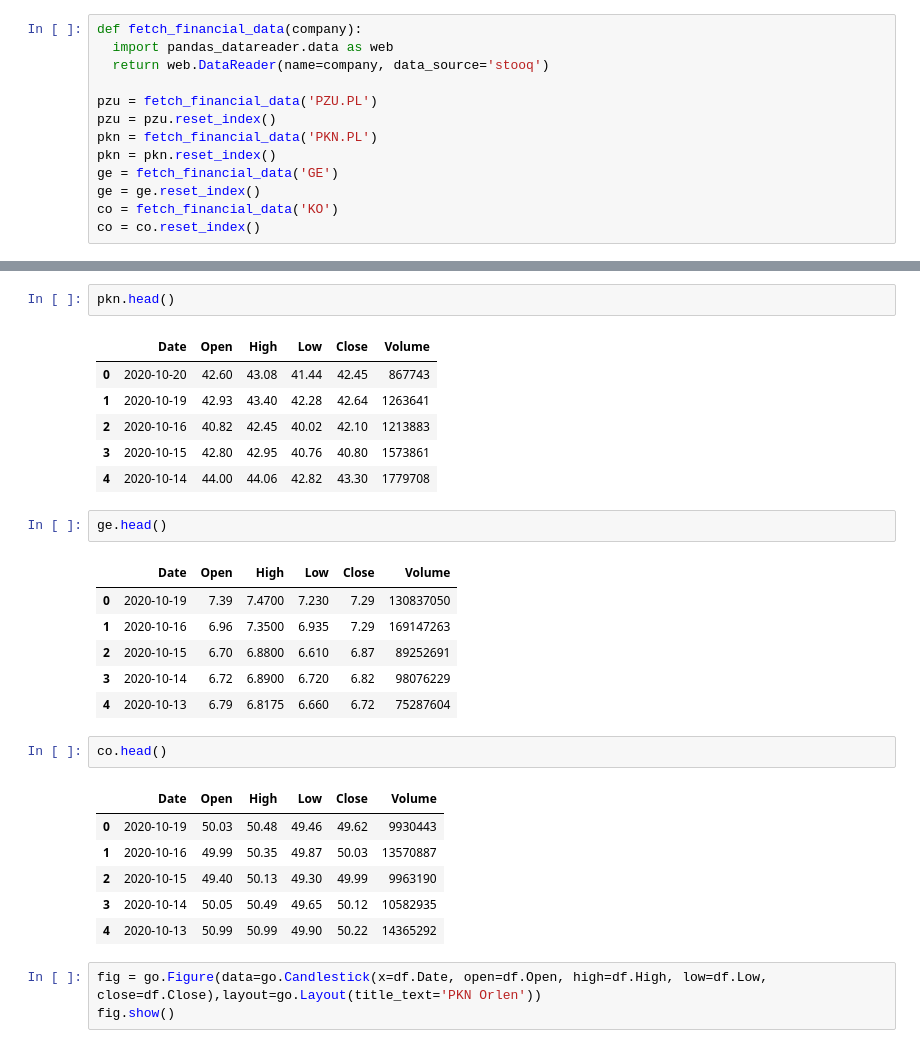
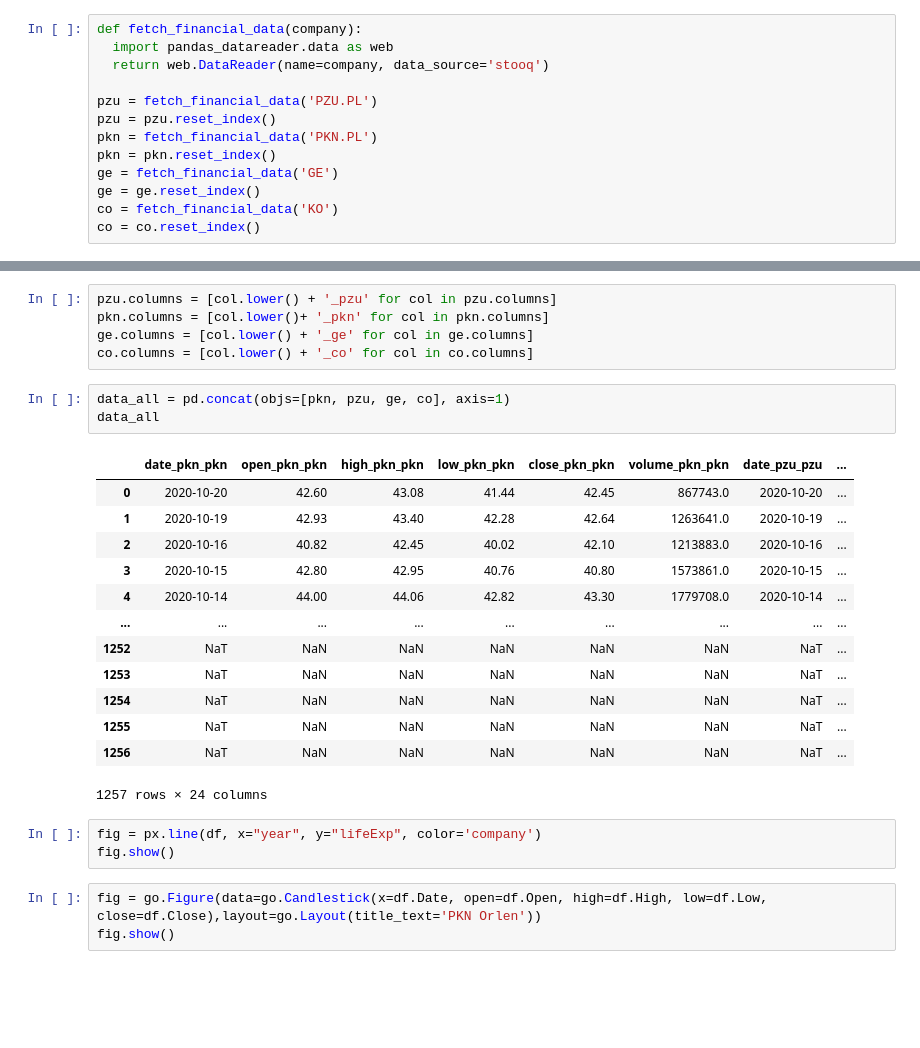
Before and after one commit to mietekdom/Data_Science_Cases, a Jupyter notebook: Stock_Market_All.ipynb, the cells around one changed output, grey strips where cells are left out. Drawn from its saved outputs; the diff is of its cells as text; blank space fills up the shorter version.

```diff
--- a/Stock_Market_All.ipynb
+++ b/Stock_Market_All.ipynb
@@ -32,30 +23,28 @@ pzu.head()
-# %%
-pkn.head()
-# %% [output]
-|  | Date | Open | High | Low | Close | Volume |
-| 0 | 2020-10-20 | 42.60 | 43.08 | 41.44 | 42.45 | 867743 |
-| 1 | 2020-10-19 | 42.93 | 43.40 | 42.28 | 42.64 | 1263641 |
-| 2 | 2020-10-16 | 40.82 | 42.45 | 40.02 | 42.10 | 1213883 |
-| 3 | 2020-10-15 | 42.80 | 42.95 | 40.76 | 40.80 | 1573861 |
-| 4 | 2020-10-14 | 44.00 | 44.06 | 42.82 | 43.30 | 1779708 |
-# %%
-ge.head()
-# %% [output]
-|  | Date | Open | High | Low | Close | Volume |
-| 0 | 2020-10-19 | 7.39 | 7.4700 | 7.230 | 7.29 | 130837050 |
-| 1 | 2020-10-16 | 6.96 | 7.3500 | 6.935 | 7.29 | 169147263 |
-| 2 | 2020-10-15 | 6.70 | 6.8800 | 6.610 | 6.87 | 89252691 |
-| 3 | 2020-10-14 | 6.72 | 6.8900 | 6.720 | 6.82 | 98076229 |
-| 4 | 2020-10-13 | 6.79 | 6.8175 | 6.660 | 6.72 | 75287604 |
-# %%
-co.head()
-# %% [output]
-|  | Date | Open | High | Low | Close | Volume |
-| 0 | 2020-10-19 | 50.03 | 50.48 | 49.46 | 49.62 | 9930443 |
-| 1 | 2020-10-16 | 49.99 | 50.35 | 49.87 | 50.03 | 13570887 |
-| 2 | 2020-10-15 | 49.40 | 50.13 | 49.30 | 49.99 | 9963190 |
-| 3 | 2020-10-14 | 50.05 | 50.49 | 49.65 | 50.12 | 10582935 |
-| 4 | 2020-10-13 | 50.99 | 50.99 | 49.90 | 50.22 | 14365292 |
+# %%
+pzu.columns = [col.lower() + '_pzu' for col in pzu.columns]
+pkn.columns = [col.lower()+ '_pkn' for col in pkn.columns]
+ge.columns = [col.lower() + '_ge' for col in ge.columns]
+co.columns = [col.lower() + '_co' for col in co.columns]
+# %%
+data_all = pd.concat(objs=[pkn, pzu, ge, co], axis=1)
+data_all
+# %% [output]
+|  | date_pkn_pkn | open_pkn_pkn | high_pkn_pkn | low_pkn_pkn | close_pkn_pkn | volume_pkn_pkn | date_pzu_pzu | ... |
+| 0 | 2020-10-20 | 42.60 | 43.08 | 41.44 | 42.45 | 867743.0 | 2020-10-20 | ... |
+| 1 | 2020-10-19 | 42.93 | 43.40 | 42.28 | 42.64 | 1263641.0 | 2020-10-19 | ... |
+| 2 | 2020-10-16 | 40.82 | 42.45 | 40.02 | 42.10 | 1213883.0 | 2020-10-16 | ... |
+| 3 | 2020-10-15 | 42.80 | 42.95 | 40.76 | 40.80 | 1573861.0 | 2020-10-15 | ... |
+| 4 | 2020-10-14 | 44.00 | 44.06 | 42.82 | 43.30 | 1779708.0 | 2020-10-14 | ... |
+| ... | ... | ... | ... | ... | ... | ... | ... | ... |
+| 1252 | NaT | NaN | NaN | NaN | NaN | NaN | NaT | ... |
+| 1253 | NaT | NaN | NaN | NaN | NaN | NaN | NaT | ... |
+| 1254 | NaT | NaN | NaN | NaN | NaN | NaN | NaT | ... |
+| 1255 | NaT | NaN | NaN | NaN | NaN | NaN | NaT | ... |
+| 1256 | NaT | NaN | NaN | NaN | NaN | NaN | NaT | ... |
+1257 rows × 24 columns
+# %%
+fig = px.line(df, x="year", y="lifeExp", color='company')
+fig.show()
 # %%
 fig = go.Figure(data=go.Candlestick(x=df.Date, open=df.Open, high=df.High, low=df.Low, close=df.Close),layout=go.Layout(title_text='PKN Orlen'))
 fig.show()
```
Also changed, not shown: parts of 1 cell of this notebook.
